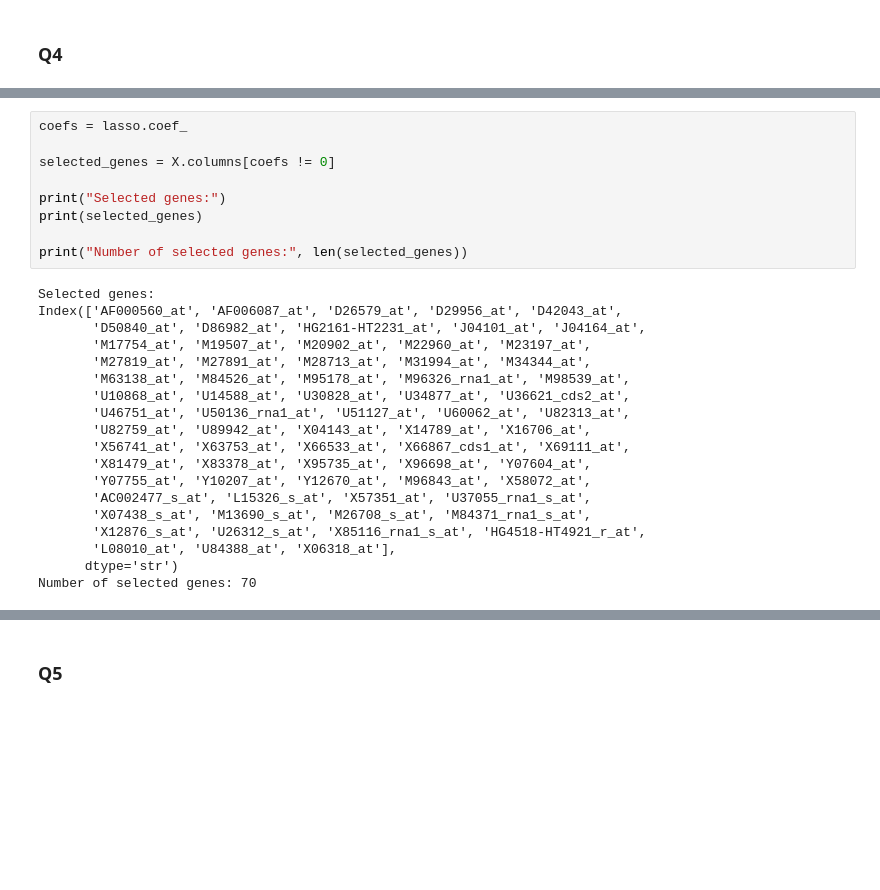
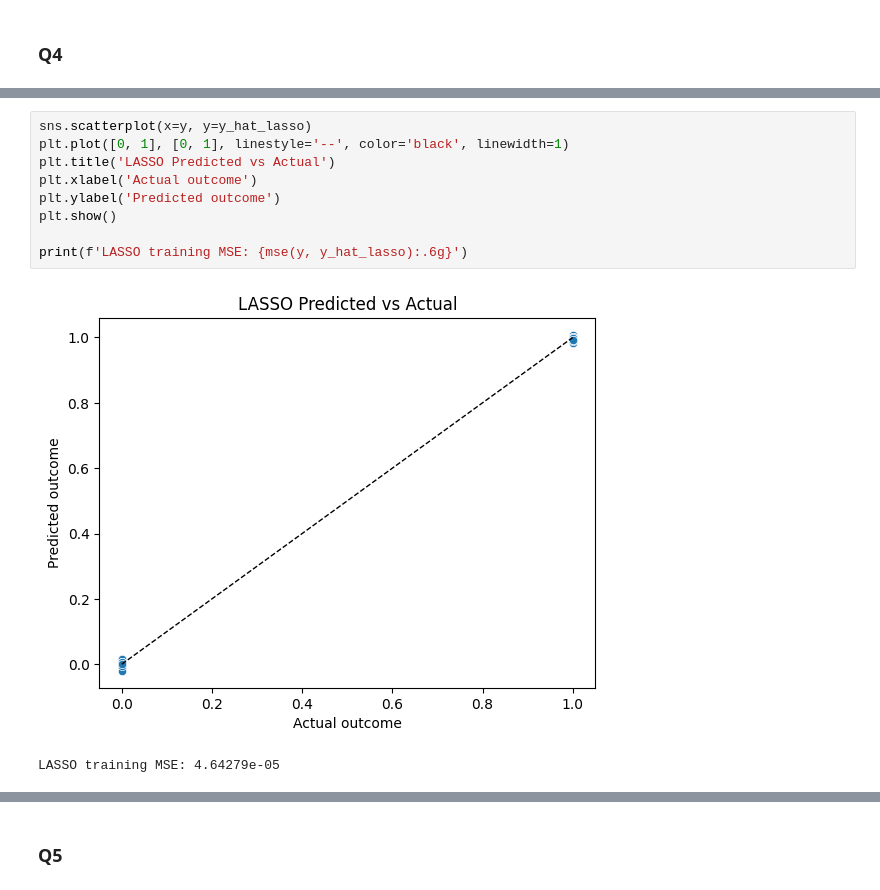
Before and after one commit to clairicelou/undergrad_ml_assignments, a Jupyter notebook: genomics_lab.ipynb, the cells around one changed output, grey strips where cells are left out. Drawn from its saved outputs; the diff is of its cells as text; blank space fills up the shorter version.

```diff
--- a/genomics_lab.ipynb
+++ b/genomics_lab.ipynb
@@ -124,28 +184,12 @@ y_hat = lasso.predict(X_scaled)
 # %%
-coefs = lasso.coef_
+sns.scatterplot(x=y, y=y_hat_lasso)
+plt.plot([0, 1], [0, 1], linestyle='--', color='black', linewidth=1)
+plt.title('LASSO Predicted vs Actual')
+plt.xlabel('Actual outcome')
+plt.ylabel('Predicted outcome')
+plt.show()
 
-selected_genes = X.columns[coefs != 0]
-
-print("Selected genes:")
-print(selected_genes)
-
-print("Number of selected genes:", len(selected_genes))
+print(f'LASSO training MSE: {mse(y, y_hat_lasso):.6g}')
 # %% [output]
+[figure, added]
-Selected genes:
-Index(['AF000560_at', 'AF006087_at', 'D26579_at', 'D29956_at', 'D42043_at',
-       'D50840_at', 'D86982_at', 'HG2161-HT2231_at', 'J04101_at', 'J04164_at',
-       'M17754_at', 'M19507_at', 'M20902_at', 'M22960_at', 'M23197_at',
-       'M27819_at', 'M27891_at', 'M28713_at', 'M31994_at', 'M34344_at',
-       'M63138_at', 'M84526_at', 'M95178_at', 'M96326_rna1_at', 'M98539_at',
-       'U10868_at', 'U14588_at', 'U30828_at', 'U34877_at', 'U36621_cds2_at',
-       'U46751_at', 'U50136_rna1_at', 'U51127_at', 'U60062_at', 'U82313_at',
-       'U82759_at', 'U89942_at', 'X04143_at', 'X14789_at', 'X16706_at',
-       'X56741_at', 'X63753_at', 'X66533_at', 'X66867_cds1_at', 'X69111_at',
-       'X81479_at', 'X83378_at', 'X95735_at', 'X96698_at', 'Y07604_at',
-       'Y07755_at', 'Y10207_at', 'Y12670_at', 'M96843_at', 'X58072_at',
-       'AC002477_s_at', 'L15326_s_at', 'X57351_at', 'U37055_rna1_s_at',
-       'X07438_s_at', 'M13690_s_at', 'M26708_s_at', 'M84371_rna1_s_at',
-       'X12876_s_at', 'U26312_s_at', 'X85116_rna1_s_at', 'HG4518-HT4921_r_at',
-       'L08010_at', 'U84388_at', 'X06318_at'],
-      dtype='str')
-Number of selected genes: 70
+LASSO training MSE: 4.64279e-05
```
Also changed, not shown: parts of 29 cells of this notebook, 2 other files.
